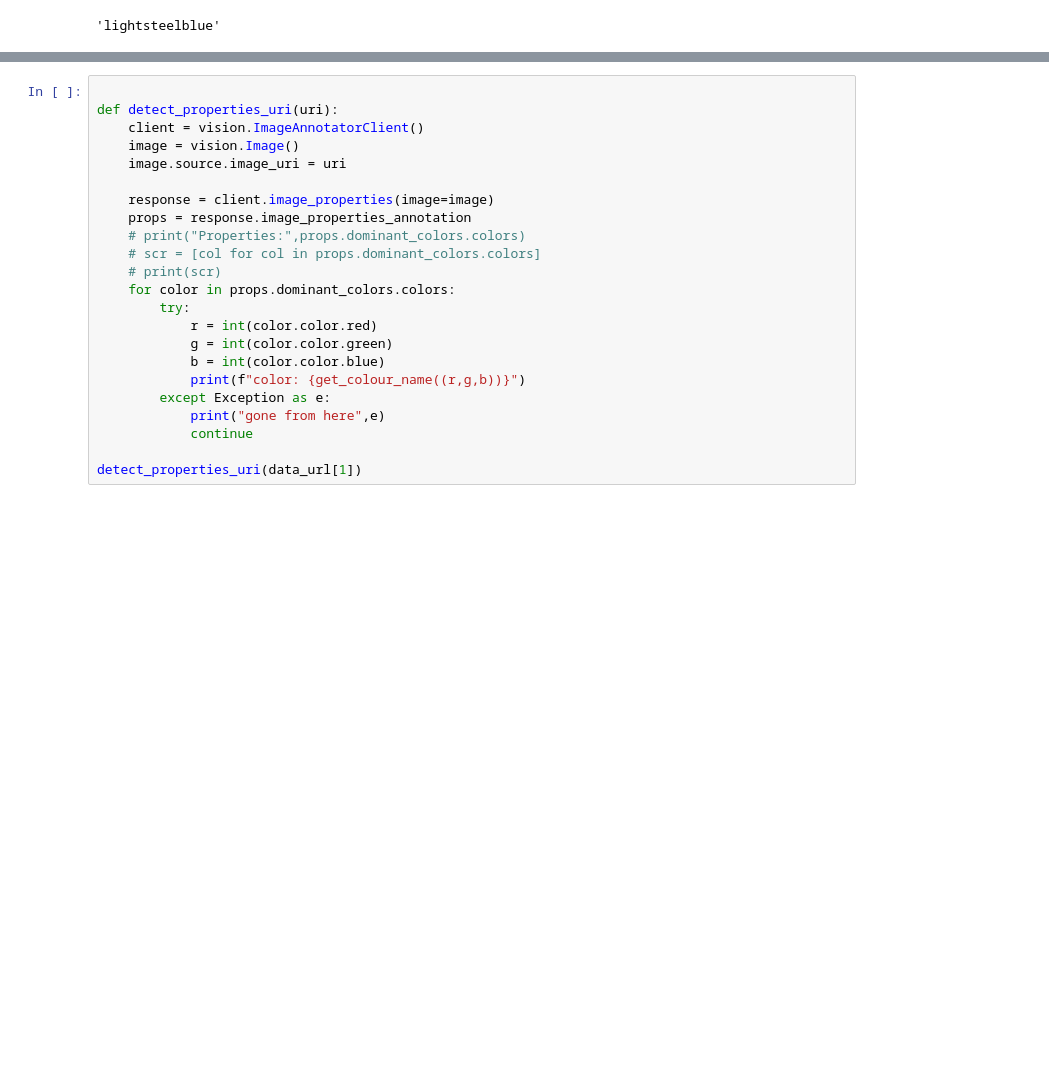
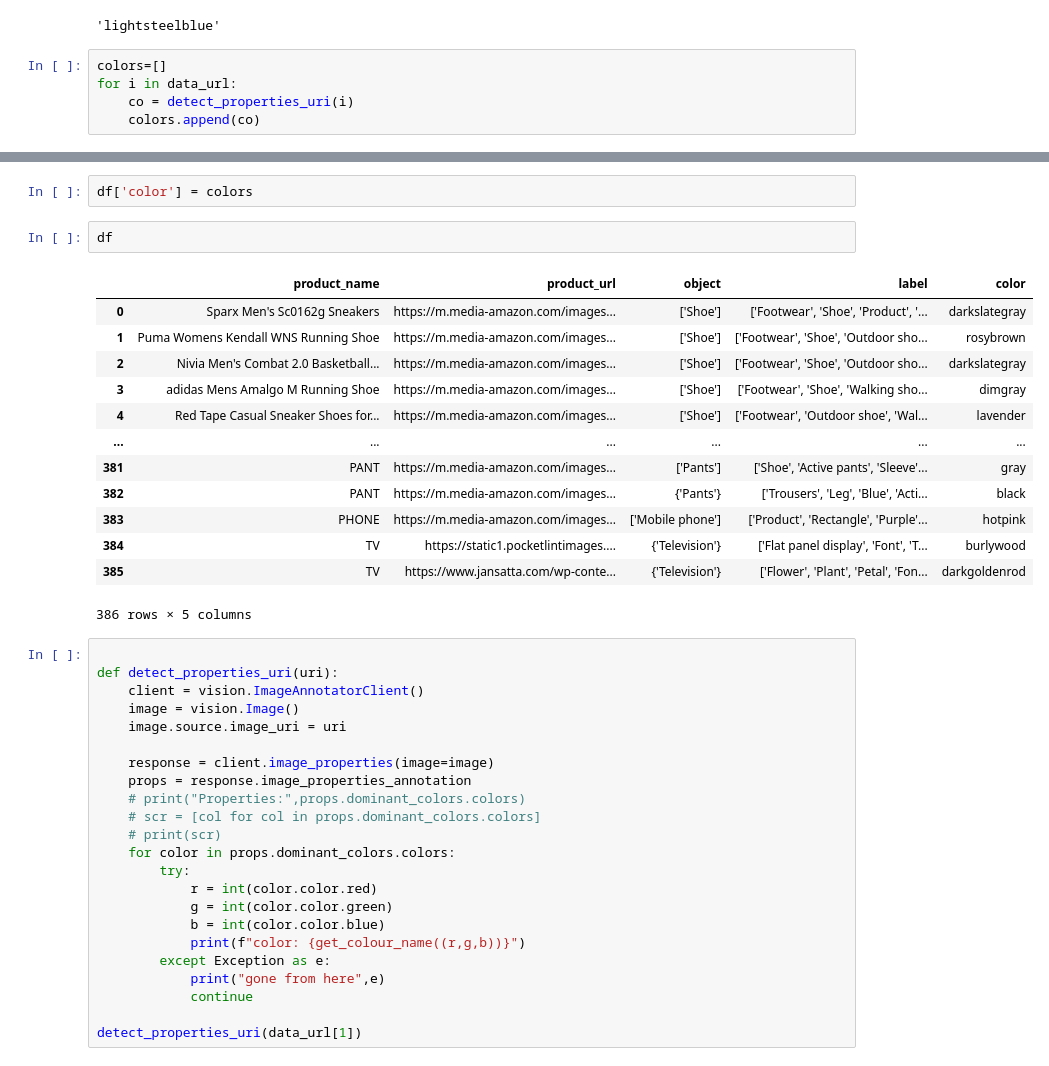
Before and after one commit to Shreyash-Pardhi/Python_Practice, a Jupyter notebook: Python/Assessment-2 (GOOGLE VISION API)/demo.ipynb, the cells around one changed output, grey strips where cells are left out. Saved outputs shown, nothing was run; the diff lists cells and outputs as text; blank space fills up the shorter version.

```diff
--- a/Python/Assessment-2 (GOOGLE VISION API)/demo.ipynb
+++ b/Python/Assessment-2 (GOOGLE VISION API)/demo.ipynb
@@ -115,3 +100,8 @@ def detect_properties_uri(uri):
 detect_properties_uri("https://m.media-amazon.com/images/I/612I0tsJwQS._AC_UL320_.jpg")
 # %% [output]
 'lightsteelblue'
+# %%
+colors=[]
+for i in data_url:
+    co = detect_properties_uri(i)
+    colors.append(co)
@@ -118,3 +128,21 @@ detect_properties_uri("https://m.media-amazon.com/images/I/612I0tsJwQS._AC_UL320
+# %%
+df['color'] = colors
+# %%
+df
+# %% [output]
+|  | product_name | product_url | object | label | color |
+| 0 | Sparx Men's Sc0162g Sneakers | https://m.media-amazon.com/images... | ['Shoe'] | ['Footwear', 'Shoe', 'Product', '... | darkslategray |
+| 1 | Puma Womens Kendall WNS Running Shoe | https://m.media-amazon.com/images... | ['Shoe'] | ['Footwear', 'Shoe', 'Outdoor sho... | rosybrown |
+| 2 | Nivia Men's Combat 2.0 Basketball... | https://m.media-amazon.com/images... | ['Shoe'] | ['Footwear', 'Shoe', 'Outdoor sho... | darkslategray |
+| 3 | adidas Mens Amalgo M Running Shoe | https://m.media-amazon.com/images... | ['Shoe'] | ['Footwear', 'Shoe', 'Walking sho... | dimgray |
+| 4 | Red Tape Casual Sneaker Shoes for... | https://m.media-amazon.com/images... | ['Shoe'] | ['Footwear', 'Outdoor shoe', 'Wal... | lavender |
+| ... | ... | ... | ... | ... | ... |
+| 381 | PANT | https://m.media-amazon.com/images... | ['Pants'] | ['Shoe', 'Active pants', 'Sleeve'... | gray |
+| 382 | PANT | https://m.media-amazon.com/images... | {'Pants'} | ['Trousers', 'Leg', 'Blue', 'Acti... | black |
+| 383 | PHONE | https://m.media-amazon.com/images... | ['Mobile phone'] | ['Product', 'Rectangle', 'Purple'... | hotpink |
+| 384 | TV | https://static1.pocketlintimages.... | {'Television'} | ['Flat panel display', 'Font', 'T... | burlywood |
+| 385 | TV | https://www.jansatta.com/wp-conte... | {'Television'} | ['Flower', 'Plant', 'Petal', 'Fon... | darkgoldenrod |
+386 rows × 5 columns
 # %%
 
 def detect_properties_uri(uri):
```
Also changed, not shown: parts of 12 cells of this notebook, 9 other files.
